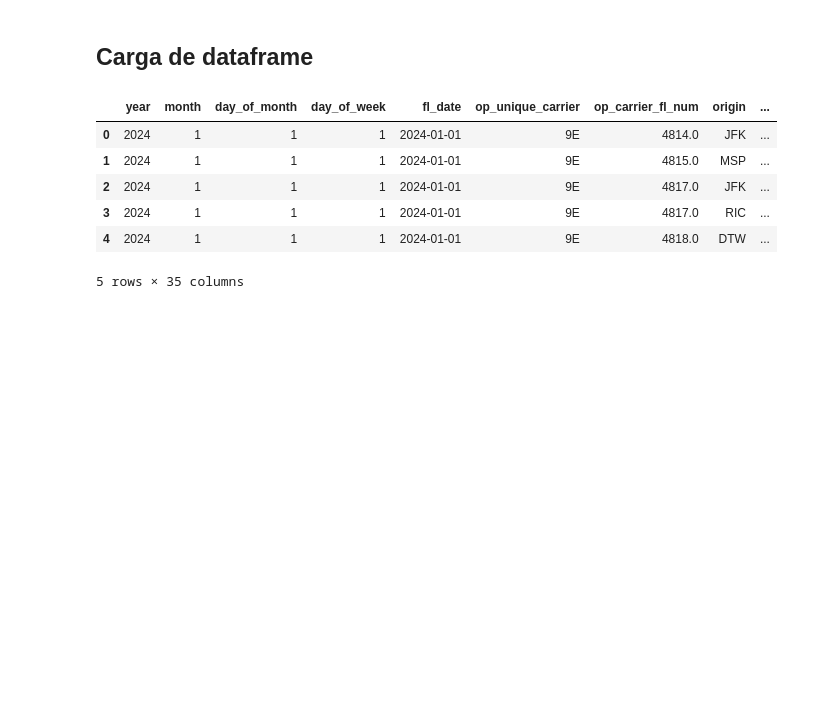
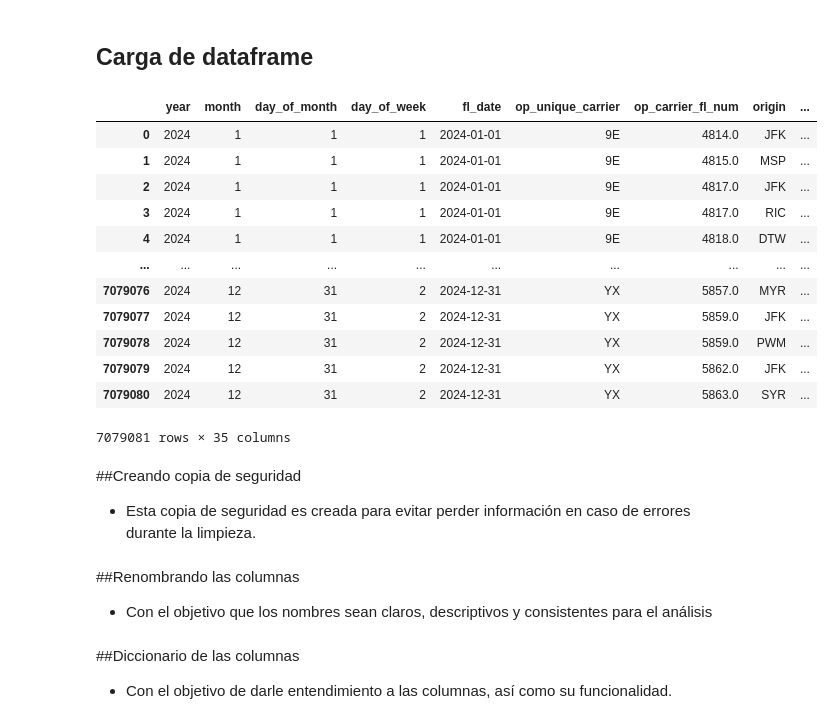
Before and after one commit to d4nye1/flight_on_time_mvp_H12-25-L-Equipo33, a Jupyter notebook: data-science/DataScience.ipynb, the cells around one changed output. Saved outputs shown, nothing was run; the diff lists cells and outputs as text; code cells hidden in the pictures; blank space fills up the shorter version.

```diff
--- a/data-science/DataScience.ipynb
+++ b/data-science/DataScience.ipynb
@@ -44,12 +46,23 @@ with zipfile.ZipFile("flights_data.zip", "r") as zip_ref:
 # %%
 dataframe = pd.read_csv("./data/DB_Aerolineas/flight_data_2024.csv")
 # %%
-dataframe.head()
+dataframe
 # %% [output]
 |  | year | month | day_of_month | day_of_week | fl_date | op_unique_carrier | op_carrier_fl_num | origin | ... |
 | 0 | 2024 | 1 | 1 | 1 | 2024-01-01 | 9E | 4814.0 | JFK | ... |
 | 1 | 2024 | 1 | 1 | 1 | 2024-01-01 | 9E | 4815.0 | MSP | ... |
 | 2 | 2024 | 1 | 1 | 1 | 2024-01-01 | 9E | 4817.0 | JFK | ... |
 | 3 | 2024 | 1 | 1 | 1 | 2024-01-01 | 9E | 4817.0 | RIC | ... |
 | 4 | 2024 | 1 | 1 | 1 | 2024-01-01 | 9E | 4818.0 | DTW | ... |
+| ... | ... | ... | ... | ... | ... | ... | ... | ... | ... |
+| 7079076 | 2024 | 12 | 31 | 2 | 2024-12-31 | YX | 5857.0 | MYR | ... |
+| 7079077 | 2024 | 12 | 31 | 2 | 2024-12-31 | YX | 5859.0 | JFK | ... |
+| 7079078 | 2024 | 12 | 31 | 2 | 2024-12-31 | YX | 5859.0 | PWM | ... |
+| 7079079 | 2024 | 12 | 31 | 2 | 2024-12-31 | YX | 5862.0 | JFK | ... |
+| 7079080 | 2024 | 12 | 31 | 2 | 2024-12-31 | YX | 5863.0 | SYR | ... |
-5 rows × 35 columns
+7079081 rows × 35 columns
+# %% [markdown]
+##Creando copia de seguridad
+
+
+*  Esta copia de seguridad es creada para evitar perder información en caso de errores durante la limpieza.
@@ -55,0 +71,6 @@ dataframe.head()
+# %% [markdown]
+##Renombrando las columnas
+
+
+
+*   Con el objetivo que los nombres sean claros, descriptivos y consistentes para el análisis
@@ -55,0 +115,5 @@ dataframe.head()
+# %% [markdown]
+##Diccionario de las columnas
+
+
+*   Con el objetivo de darle entendimiento a las columnas, así como su funcionalidad.
```
Also changed, not shown: parts of 79 cells of this notebook.
